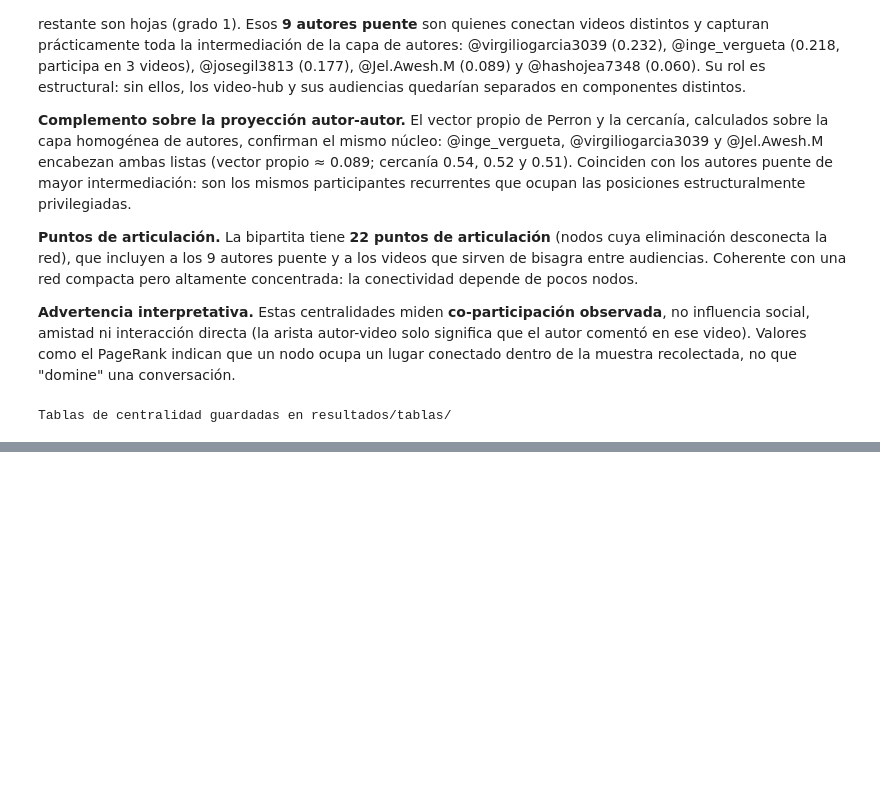
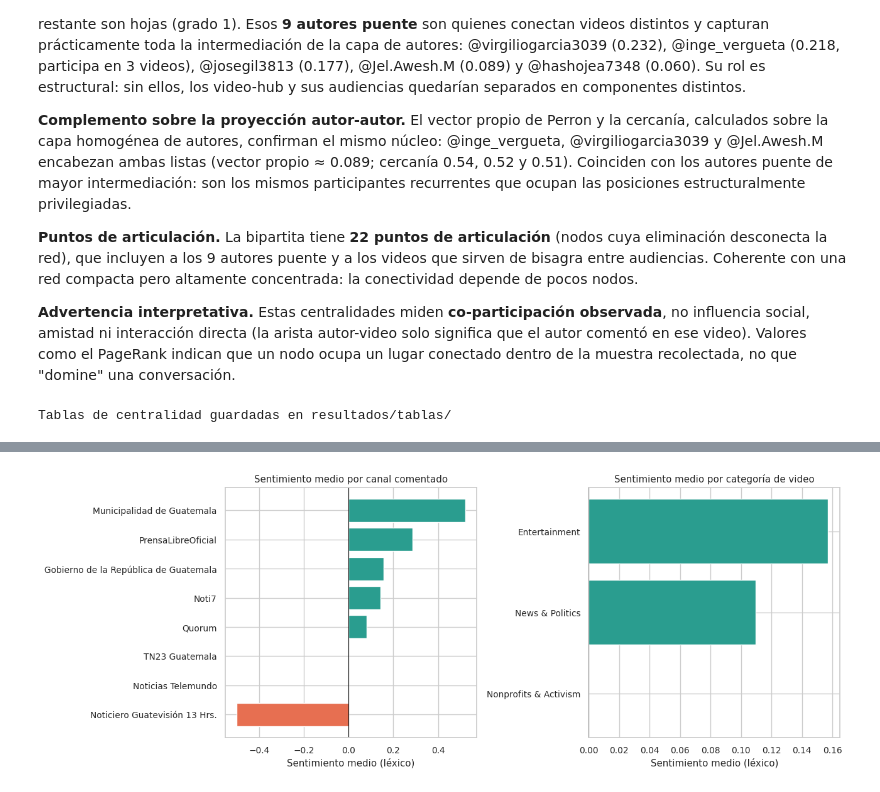
Before and after one commit to lirofiro-dev/LAB6, a Jupyter notebook: Laboratorio_6_YouTube/Laboratorio_6.ipynb, the cells around one changed output, grey strips where cells are left out. Saved outputs shown, nothing was run; the diff lists cells and outputs as text; code cells hidden in the pictures; blank space fills up the shorter version.

```diff
--- a/Laboratorio_6_YouTube/Laboratorio_6.ipynb
+++ b/Laboratorio_6_YouTube/Laboratorio_6.ipynb
@@ -2644,0 +2885,24 @@ Tablas de centralidad guardadas en resultados/tablas/
+# %%
+# 9.2 — Visualizacion comparativa de sentimiento medio por canal y por categoria
+fig, axes = plt.subplots(1, 2, figsize=(13, 5))
+
+sc = sent_canal.sort_values("sentimiento_medio")
+colores_barra = ["#E76F51" if v < 0 else "#2A9D8F" for v in sc["sentimiento_medio"]]
+axes[0].barh(sc["channel_name"], sc["sentimiento_medio"], color=colores_barra)
+axes[0].axvline(0, color="black", linewidth=0.8)
+axes[0].set_xlabel("Sentimiento medio (léxico)")
+axes[0].set_title("Sentimiento medio por canal comentado")
+
+scat = sent_categoria.sort_values("sentimiento_medio")
+colores_barra2 = ["#E76F51" if v < 0 else "#2A9D8F" for v in scat["sentimiento_medio"]]
+axes[1].barh(scat["category"], scat["sentimiento_medio"], color=colores_barra2)
+axes[1].axvline(0, color="black", linewidth=0.8)
+axes[1].set_xlabel("Sentimiento medio (léxico)")
+axes[1].set_title("Sentimiento medio por categoría de video")
+
+plt.tight_layout()
+Path("resultados/figuras").mkdir(parents=True, exist_ok=True)
+plt.savefig("resultados/figuras/09_sentimiento_canal_categoria.png", dpi=150, bbox_inches="tight")
+plt.show()
+# %% [output]
+[figure, added]
```
Also changed, not shown: parts of 52 cells of this notebook, 17 other files.
